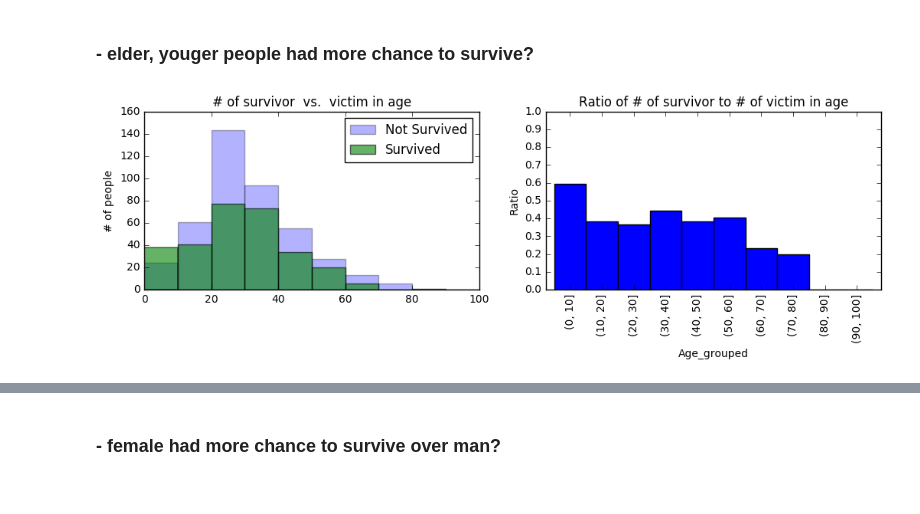
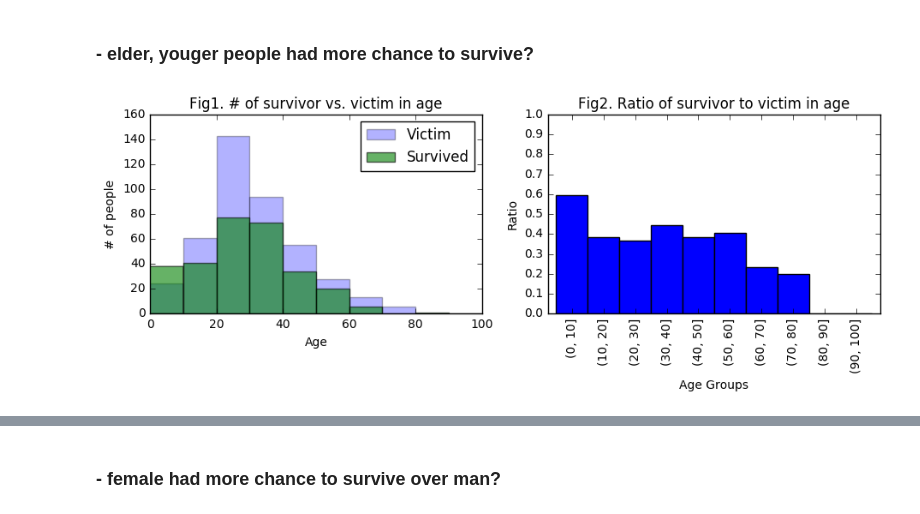
Before and after one commit to deep-diver/Data-Analysis-on-Titanic, a Jupyter notebook: titanic-analysis.ipynb, the cells around one changed output, grey strips where cells are left out. Drawn from its saved outputs; the diff is of its cells as text; code cells hidden in the pictures.

```diff
--- a/titanic-analysis.ipynb
+++ b/titanic-analysis.ipynb
@@ -76,29 +76,30 @@ From the movie, Titanic, However, I remember crews tended to rescue elders, chil
 # %%
 total_bin = 10
 
 groups = titanic_df.groupby("Survived")["Age"]
 fig, ax = plt.subplots(1, 2, figsize=(11, 3))
 for key, value in groups:
     # remove NA data from the graph
     value = value.dropna()
 
     if key==0:
-        value.plot.hist(label='Not Survived', alpha=.3, ax=ax[0], bins=total_bin, range=(0, 100))
+        value.plot.hist(label='Victim', alpha=.3, ax=ax[0], bins=total_bin, range=(0, 100))
     else:
         value.plot.hist(label='Survived', alpha=.6, ax=ax[0], bins=total_bin, range=(0, 100))
 
-ax[0].set_title('# of survivor  vs.  victim in age')
+ax[0].set_title('Fig1. # of survivor vs. victim in age')
 ax[0].set_ylabel('# of people')
+ax[0].set_xlabel('Age')
 ax[0].legend()
 
 titanic_df["Age_grouped"] = pd.cut(titanic_df["Age"], range(0, 105, 10)).dropna()
 titanic_df.groupby("Age_grouped")["Survived"].mean().plot.bar(ax=ax[1], width=1.0)
 
-ax[1].set_title('Ratio of # of survivor to # of victim in age')
+ax[1].set_title('Fig2. Ratio of survivor to victim in age')
 ax[1].set_yticks(np.arange(0, 1.1, 0.1))
 ax[1].set_ylabel('Ratio')
+ax[1].set_xlabel('Age Groups')
 
-fig.subplots_adjust(right=1)
 plt.show()
 # %% [output]
-[figure, old version]
+[figure, new version]
```
Also changed, not shown: parts of 11 cells of this notebook.
